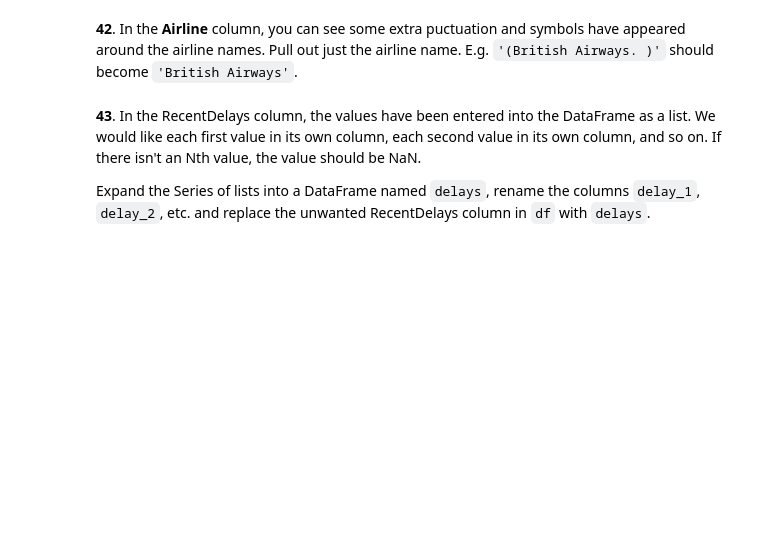
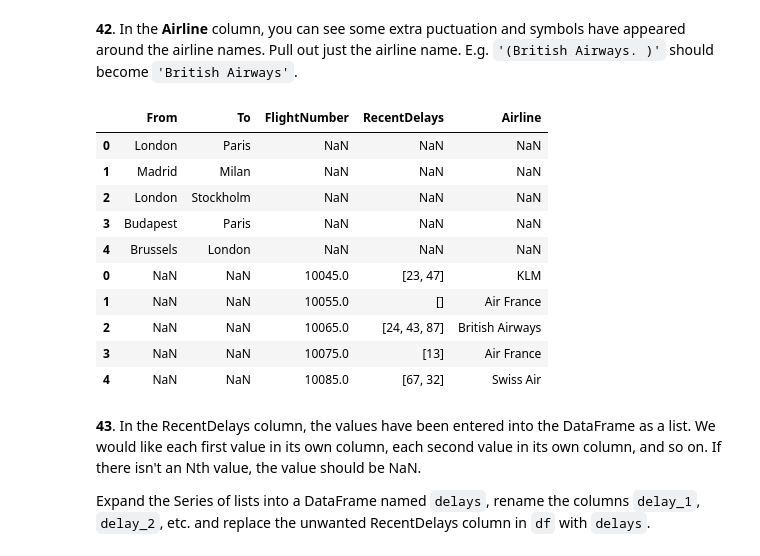
Before and after one commit to surfaceowl/pandas-100-exercises, a Jupyter notebook: 100-pandas-puzzles_practice_01.ipynb, the cells around one changed output. Drawn from its saved outputs; the diff is of its cells as text; code cells hidden in the pictures; blank space fills up the shorter version.

```diff
--- a/100-pandas-puzzles_practice_01.ipynb
+++ b/100-pandas-puzzles_practice_01.ipynb
@@ -907,5 +961,20 @@ Formatted, it looks like this:
 # %% [markdown]
 **42**. In the **Airline** column, you can see some extra puctuation and symbols have appeared around the airline names. Pull out just the airline name. E.g. `'(British Airways. )'` should become `'British Airways'`.
+# %%
+df["Airline"] = df["Airline"].str.replace(r'[^a-zA-Z\s]', '', regex=True)
+df
+# %% [output]
+|  | From | To | FlightNumber | RecentDelays | Airline |
+| 0 | London | Paris | NaN | NaN | NaN |
+| 1 | Madrid | Milan | NaN | NaN | NaN |
+| 2 | London | Stockholm | NaN | NaN | NaN |
+| 3 | Budapest | Paris | NaN | NaN | NaN |
+| 4 | Brussels | London | NaN | NaN | NaN |
+| 0 | NaN | NaN | 10045.0 | [23, 47] | KLM |
+| 1 | NaN | NaN | 10055.0 | [] | Air France |
+| 2 | NaN | NaN | 10065.0 | [24, 43, 87] | British Airways |
+| 3 | NaN | NaN | 10075.0 | [13] | Air France |
+| 4 | NaN | NaN | 10085.0 | [67, 32] | Swiss Air |
 # %% [markdown]
 **43**. In the RecentDelays column, the values have been entered into the DataFrame as a list. We would like each first value in its own column, each second value in its own column, and so on. If there isn't an Nth value, the value should be NaN.
 
```
Also changed, not shown: parts of 12 cells of this notebook.
